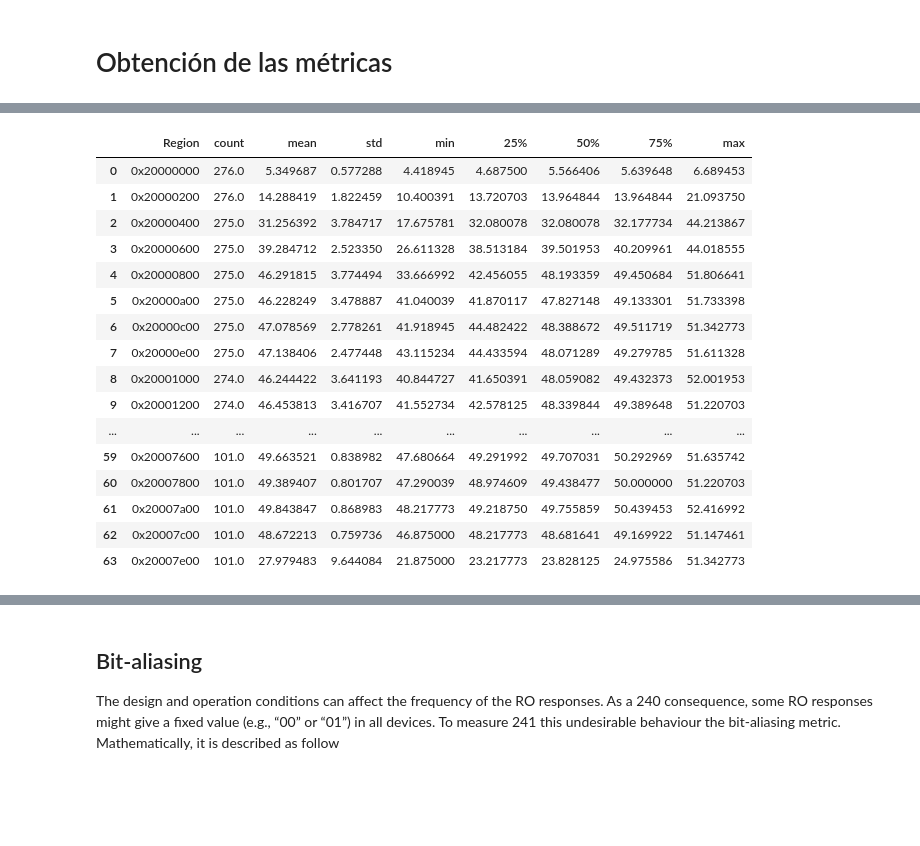
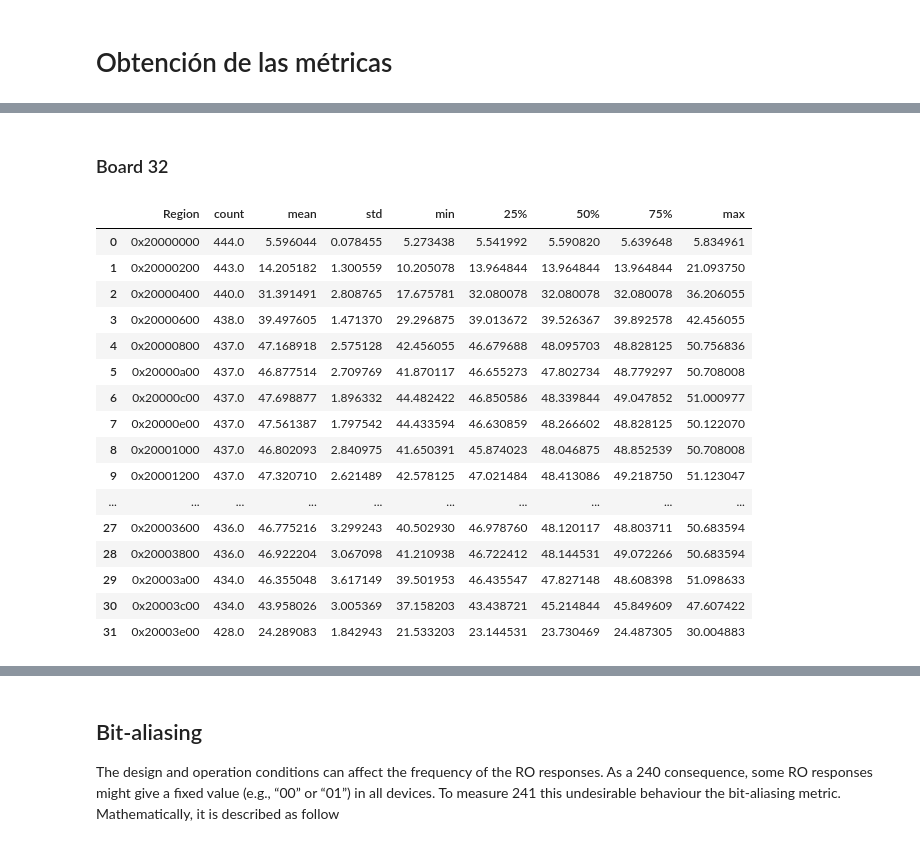
Before and after one commit to servinagrero/SRAM_PUF, a Jupyter notebook: src/jupyter/main.ipynb, the cells around one changed output, grey strips where cells are left out. Cells and saved outputs as stored; diff of their text form; code cells hidden in the pictures; blank space fills up the shorter version.

```diff
--- a/src/jupyter/main.ipynb
+++ b/src/jupyter/main.ipynb
@@ -83,40 +120,24 @@ Calculated 11000 samples
 # %%
-# import qgrid
-from IPython.display import display
+summary_columns = ['count', 'mean', 'std', 'min', '25%', '50%', '75%', 'max']
+uniformity_global_summary_df = pd.DataFrame(columns=['Region'] + summary_columns)
+summaries_dict = {}
 
-# qgrid_widget = qgrid.show_grid(uniformity_df, show_toolbar=True)
-# qgrid_widget
+# Generate a summary for every type of board, that is 32 and 64
+for Type in [32, 64]:
+    uniformity_type_df = uniformity_df[uniformity_df['Type'] == Type]
+    uniformity_grouped_by_regions_df = uniformity_type_df.groupby('Region')
+    # Data frame to store the board type summary
+    uniformity_temp_df = pd.DataFrame(columns=['Region'] + summary_columns)
 
-uniformity_df.sort_values(['Timestamp', 'Region'], ascending=[True, True], inplace=True)
+    for mem_region, region_group_df in uniformity_grouped_by_regions_df:
+        summary_df = region_group_df.describe()
+        summary_data = {}
+        summary_data['Region'] = mem_region
 
-summary_columns = ['count', 'mean', 'std', 'min', '25%', '50%', '75%', 'max']
-uniformity_summary_df = pd.DataFrame(columns=['Region'] + summary_columns)
+        for value in summary_columns:
+            summary_data[value] = summary_df.loc[value][2]
 
-uniformity_regions_df = uniformity_df.groupby('Region')
-for mem_region, region_group_df in uniformity_regions_df:
-    summary_df = region_group_df.describe()
-    summary_data = {}
-    summary_data['Region'] = mem_region
-    for value in summary_columns:
-        summary_data[value] = summary_df.loc[value][0]
-    uniformity_summary_df = uniformity_summary_df.append(summary_data, ignore_index=True)
+        uniformity_temp_df = uniformity_temp_df.append(summary_data, ignore_index=True)
 
-uniformity_summary_df
+    # Append to the list fo data frames
+    summaries_dict[str(Type)] = uniformity_temp_df
-# %% [output]
-|  | Region | count | mean | std | min | 25% | 50% | 75% | max |
-| 0 | 0x20000000 | 276.0 | 5.349687 | 0.577288 | 4.418945 | 4.687500 | 5.566406 | 5.639648 | 6.689453 |
-| 1 | 0x20000200 | 276.0 | 14.288419 | 1.822459 | 10.400391 | 13.720703 | 13.964844 | 13.964844 | 21.093750 |
-| 2 | 0x20000400 | 275.0 | 31.256392 | 3.784717 | 17.675781 | 32.080078 | 32.080078 | 32.177734 | 44.213867 |
-| 3 | 0x20000600 | 275.0 | 39.284712 | 2.523350 | 26.611328 | 38.513184 | 39.501953 | 40.209961 | 44.018555 |
-| 4 | 0x20000800 | 275.0 | 46.291815 | 3.774494 | 33.666992 | 42.456055 | 48.193359 | 49.450684 | 51.806641 |
-| 5 | 0x20000a00 | 275.0 | 46.228249 | 3.478887 | 41.040039 | 41.870117 | 47.827148 | 49.133301 | 51.733398 |
-| 6 | 0x20000c00 | 275.0 | 47.078569 | 2.778261 | 41.918945 | 44.482422 | 48.388672 | 49.511719 | 51.342773 |
-| 7 | 0x20000e00 | 275.0 | 47.138406 | 2.477448 | 43.115234 | 44.433594 | 48.071289 | 49.279785 | 51.611328 |
-| 8 | 0x20001000 | 274.0 | 46.244422 | 3.641193 | 40.844727 | 41.650391 | 48.059082 | 49.432373 | 52.001953 |
-| 9 | 0x20001200 | 274.0 | 46.453813 | 3.416707 | 41.552734 | 42.578125 | 48.339844 | 49.389648 | 51.220703 |
-| ... | ... | ... | ... | ... | ... | ... | ... | ... | ... |
-| 59 | 0x20007600 | 101.0 | 49.663521 | 0.838982 | 47.680664 | 49.291992 | 49.707031 | 50.292969 | 51.635742 |
-| 60 | 0x20007800 | 101.0 | 49.389407 | 0.801707 | 47.290039 | 48.974609 | 49.438477 | 50.000000 | 51.220703 |
-| 61 | 0x20007a00 | 101.0 | 49.843847 | 0.868983 | 48.217773 | 49.218750 | 49.755859 | 50.439453 | 52.416992 |
-| 62 | 0x20007c00 | 101.0 | 48.672213 | 0.759736 | 46.875000 | 48.217773 | 48.681641 | 49.169922 | 51.147461 |
-| 63 | 0x20007e00 | 101.0 | 27.979483 | 9.644084 | 21.875000 | 23.217773 | 23.828125 | 24.975586 | 51.342773 |
@@ -124,0 +144,22 @@ uniformity_summary_df
+# %% [markdown]
+### Board 32
+# %%
+summaries_dict['32']
+# %% [output]
+|  | Region | count | mean | std | min | 25% | 50% | 75% | max |
+| 0 | 0x20000000 | 444.0 | 5.596044 | 0.078455 | 5.273438 | 5.541992 | 5.590820 | 5.639648 | 5.834961 |
+| 1 | 0x20000200 | 443.0 | 14.205182 | 1.300559 | 10.205078 | 13.964844 | 13.964844 | 13.964844 | 21.093750 |
+| 2 | 0x20000400 | 440.0 | 31.391491 | 2.808765 | 17.675781 | 32.080078 | 32.080078 | 32.080078 | 36.206055 |
+| 3 | 0x20000600 | 438.0 | 39.497605 | 1.471370 | 29.296875 | 39.013672 | 39.526367 | 39.892578 | 42.456055 |
+| 4 | 0x20000800 | 437.0 | 47.168918 | 2.575128 | 42.456055 | 46.679688 | 48.095703 | 48.828125 | 50.756836 |
+| 5 | 0x20000a00 | 437.0 | 46.877514 | 2.709769 | 41.870117 | 46.655273 | 47.802734 | 48.779297 | 50.708008 |
+| 6 | 0x20000c00 | 437.0 | 47.698877 | 1.896332 | 44.482422 | 46.850586 | 48.339844 | 49.047852 | 51.000977 |
+| 7 | 0x20000e00 | 437.0 | 47.561387 | 1.797542 | 44.433594 | 46.630859 | 48.266602 | 48.828125 | 50.122070 |
+| 8 | 0x20001000 | 437.0 | 46.802093 | 2.840975 | 41.650391 | 45.874023 | 48.046875 | 48.852539 | 50.708008 |
+| 9 | 0x20001200 | 437.0 | 47.320710 | 2.621489 | 42.578125 | 47.021484 | 48.413086 | 49.218750 | 51.123047 |
+| ... | ... | ... | ... | ... | ... | ... | ... | ... | ... |
+| 27 | 0x20003600 | 436.0 | 46.775216 | 3.299243 | 40.502930 | 46.978760 | 48.120117 | 48.803711 | 50.683594 |
+| 28 | 0x20003800 | 436.0 | 46.922204 | 3.067098 | 41.210938 | 46.722412 | 48.144531 | 49.072266 | 50.683594 |
+| 29 | 0x20003a00 | 434.0 | 46.355048 | 3.617149 | 39.501953 | 46.435547 | 47.827148 | 48.608398 | 51.098633 |
+| 30 | 0x20003c00 | 434.0 | 43.958026 | 3.005369 | 37.158203 | 43.438721 | 45.214844 | 45.849609 | 47.607422 |
+| 31 | 0x20003e00 | 428.0 | 24.289083 | 1.842943 | 21.533203 | 23.144531 | 23.730469 | 24.487305 | 30.004883 |
```
Also changed, not shown: parts of 11 cells of this notebook, 2 other files.
